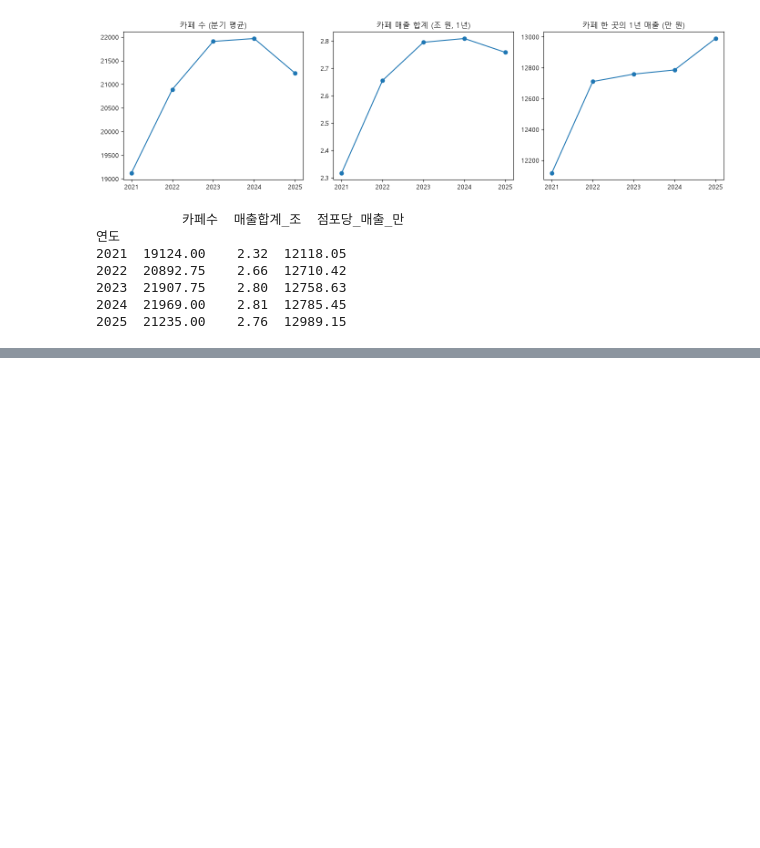
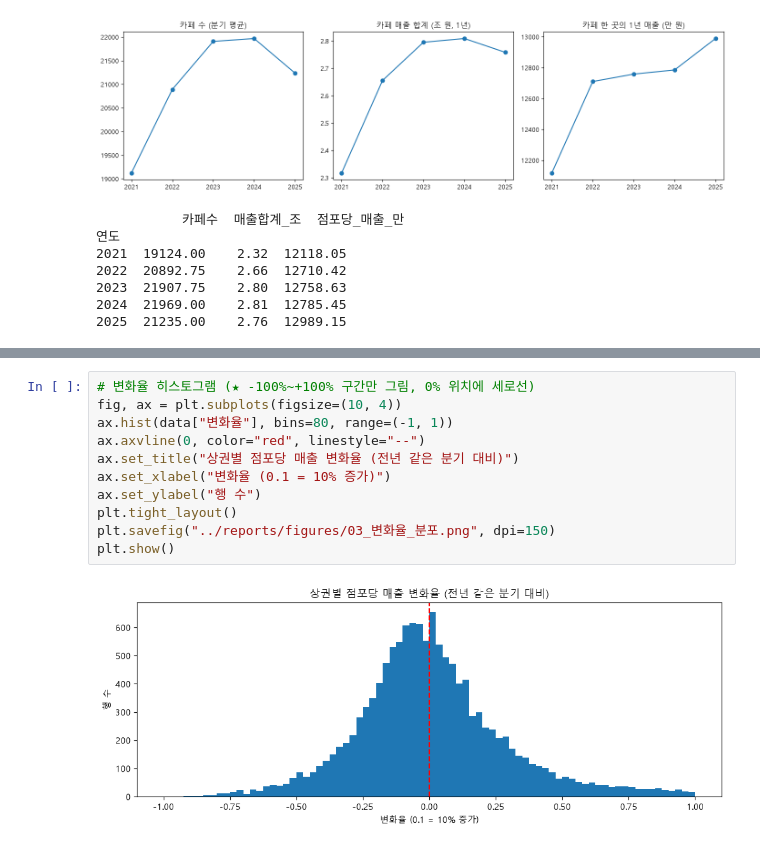
Before and after one commit to fivcomet/cafe-commercial-analysis, a Jupyter notebook: notebooks/2.0-eda.ipynb, the cells around one changed output, grey strips where cells are left out. Drawn from its saved outputs; the diff is of its cells as text; blank space fills up the shorter version.

Commit message:
EDA 변화율 분포 (요약 통계, 히스토그램)

```diff
--- a/notebooks/2.0-eda.ipynb
+++ b/notebooks/2.0-eda.ipynb
@@ -239,0 +263,13 @@ print(yearly[["카페수", "매출합계_조", "점포당_매출_만"]].round(2)
+# %%
+# 변화율 히스토그램 (★ -100%~+100% 구간만 그림, 0% 위치에 세로선)
+fig, ax = plt.subplots(figsize=(10, 4))
+ax.hist(data["변화율"], bins=80, range=(-1, 1))
+ax.axvline(0, color="red", linestyle="--")
+ax.set_title("상권별 점포당 매출 변화율 (전년 같은 분기 대비)")
+ax.set_xlabel("변화율 (0.1 = 10% 증가)")
+ax.set_ylabel("행 수")
+plt.tight_layout()
+plt.savefig("../reports/figures/03_변화율_분포.png", dpi=150)
+plt.show()
+# %% [output]
+[figure, added]
```
Also changed, not shown: parts of 2 cells of this notebook, 1 other file.
